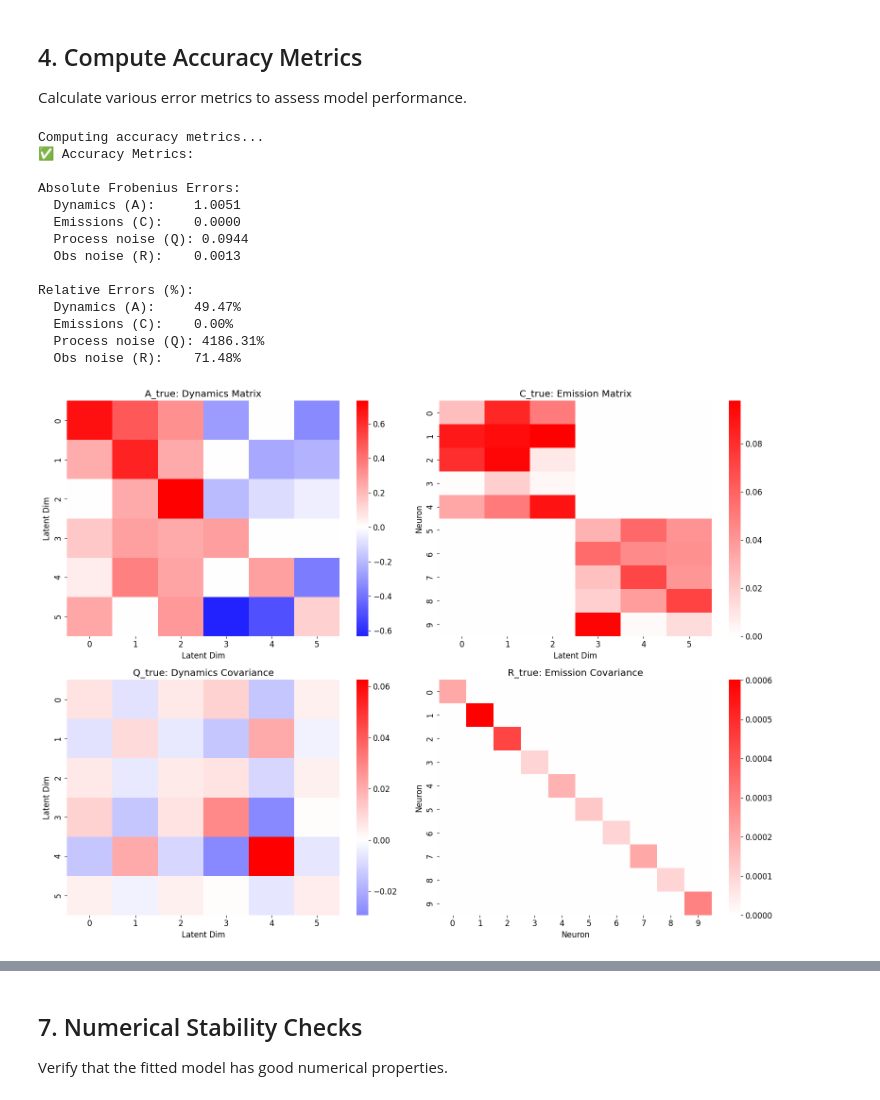
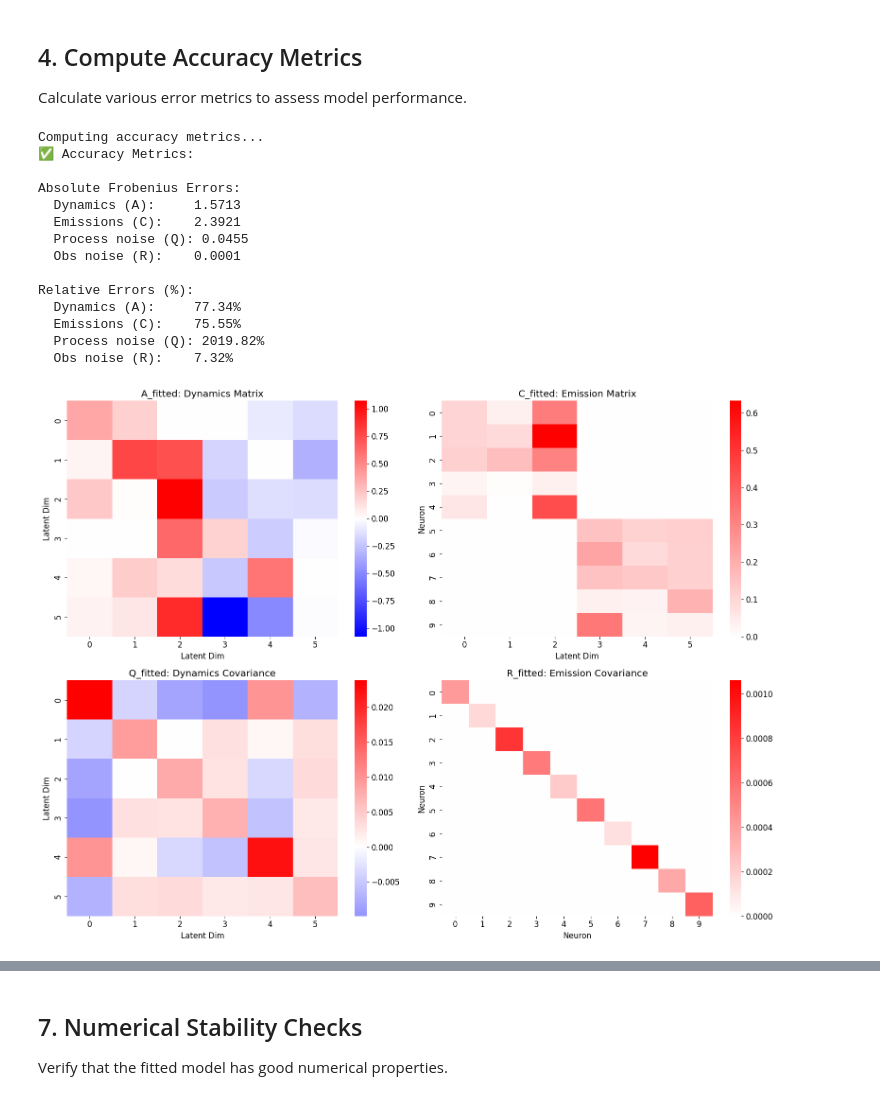
Before and after one commit to kasherri/CTDS, a Jupyter notebook: ctds_model_validation.ipynb, the cells around one changed output, grey strips where cells are left out. Cells and saved outputs as stored; diff of their text form; code cells hidden in the pictures.

```diff
--- a/ctds_model_validation.ipynb
+++ b/ctds_model_validation.ipynb
@@ -467,47 +476,47 @@ print(f"  Obs noise (R):    {R_rel_error*100:.2f}%")
 
 
 # Visualize all parameter matrices in subplots
 fig, axes = plt.subplots(2, 2, figsize=(16, 12))
 
-# Visualize A_true (dynamics weights)
+# Visualize A_fitted (dynamics weights)
 sns.heatmap(np.array(params_fitted.dynamics.weights), cmap='bwr', center=0, cbar=True, ax=axes[0, 0])
-axes[0, 0].set_title('A_true: Dynamics Matrix')
+axes[0, 0].set_title('A_fitted: Dynamics Matrix')
 axes[0, 0].set_xlabel('Latent Dim')
 axes[0, 0].set_ylabel('Latent Dim')
 
-# Visualize C_true (emission weights)
+# Visualize C_fitted (emission weights)
 sns.heatmap(np.array(params_fitted.emissions.weights), cmap='bwr', center=0, cbar=True, ax=axes[0, 1])
-axes[0, 1].set_title('C_true: Emission Matrix')
+axes[0, 1].set_title('C_fitted: Emission Matrix')
 axes[0, 1].set_xlabel('Latent Dim')
 axes[0, 1].set_ylabel('Neuron')
 
-# Visualize Q_true (dynamics covariance)
+# Visualize Q_fitted (dynamics covariance)
 sns.heatmap(np.array(params_fitted.dynamics.cov), cmap='bwr', center=0, cbar=True, ax=axes[1, 0])
-axes[1, 0].set_title('Q_true: Dynamics Covariance')
+axes[1, 0].set_title('Q_fitted: Dynamics Covariance')
 axes[1, 0].set_xlabel('Latent Dim')
 axes[1, 0].set_ylabel('Latent Dim')
 
-# Visualize R_true (emission covariance)
+# Visualize R_fitted (emission covariance)
 sns.heatmap(np.array(params_fitted.emissions.cov), cmap='bwr', center=0, cbar=True, ax=axes[1, 1])
-axes[1, 1].set_title('R_true: Emission Covariance')
+axes[1, 1].set_title('R_fitted: Emission Covariance')
 axes[1, 1].set_xlabel('Neuron')
 axes[1, 1].set_ylabel('Neuron')
 
 plt.tight_layout()
 plt.show()
 # %% [output]
 Computing accuracy metrics...
 ✅ Accuracy Metrics:
 
 Absolute Frobenius Errors:
-  Dynamics (A):     1.0051
-  Emissions (C):    0.0000
-  Process noise (Q): 0.0944
-  Obs noise (R):    0.0013
+  Dynamics (A):     1.5713
+  Emissions (C):    2.3921
+  Process noise (Q): 0.0455
+  Obs noise (R):    0.0001
 
 Relative Errors (%):
-  Dynamics (A):     49.47%
-  Emissions (C):    0.00%
-  Process noise (Q): 4186.31%
-  Obs noise (R):    71.48%
+  Dynamics (A):     77.34%
+  Emissions (C):    75.55%
+  Process noise (Q): 2019.82%
+  Obs noise (R):    7.32%
-[figure, old version]
+[figure, new version]
```
Also changed, not shown: parts of 20 cells of this notebook, 6 other files.
